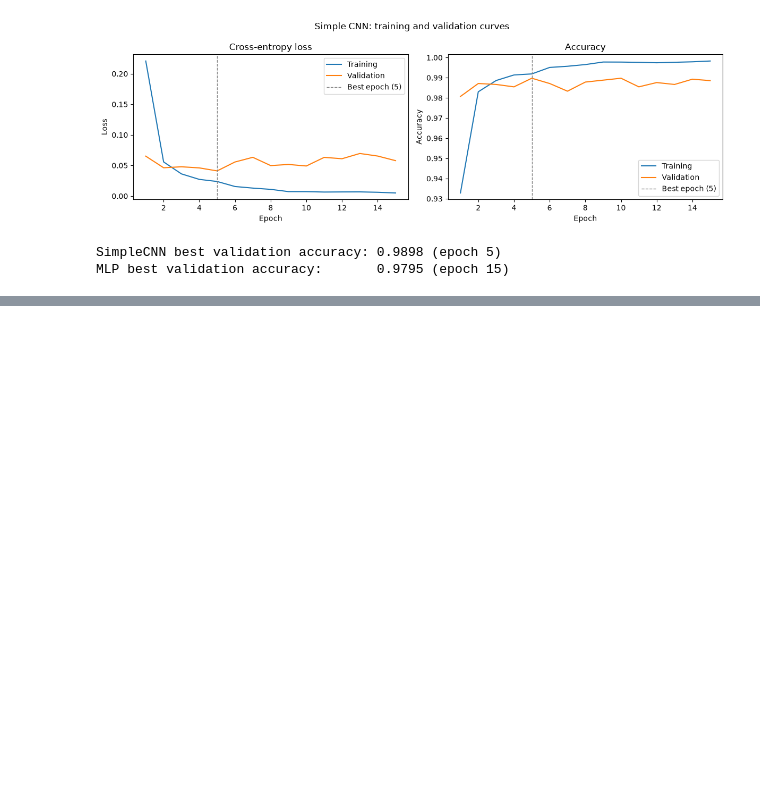
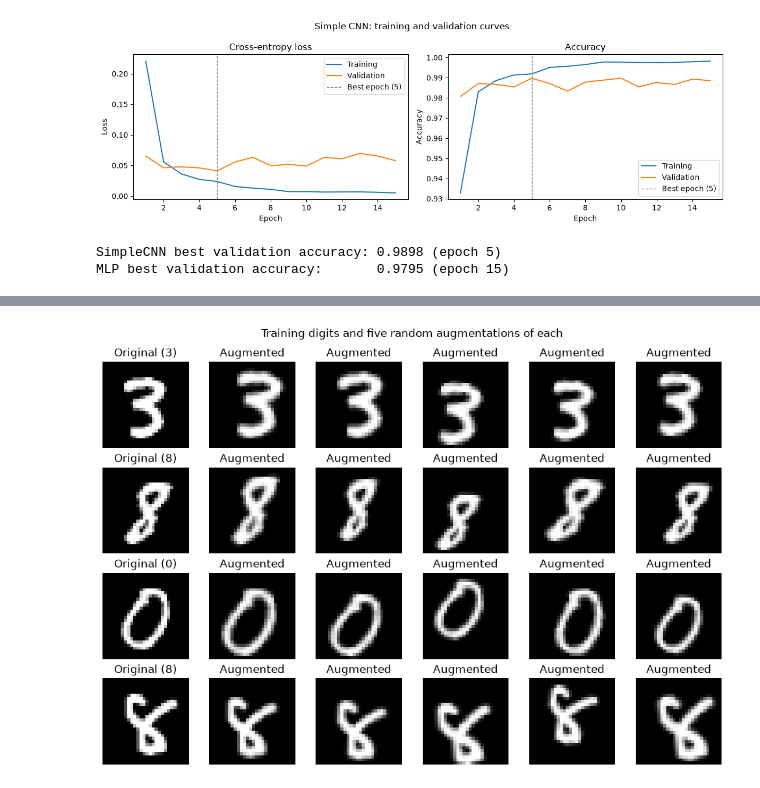
Before and after one commit to estellearnander/digit-recognizer, a Jupyter notebook: notebooks/digit_recognizer.ipynb, the cells around one changed output, grey strips where cells are left out. Drawn from its saved outputs; the diff is of its cells as text; code cells hidden in the pictures; blank space fills up the shorter version.

```diff
--- a/notebooks/digit_recognizer.ipynb
+++ b/notebooks/digit_recognizer.ipynb
@@ -321,0 +431,21 @@ MLP best validation accuracy:       0.9795 (epoch 15)
+# %%
+augment = make_augmentation(degrees=10, shift=0.1, scale=(0.9, 1.1))
+display_ds = DigitDataset(X_train, y_train, mean=0.0, std=1.0, transform=augment)
+
+set_seed(SEED)
+fig, axes = plt.subplots(4, 6, figsize=(10, 7))
+for row, idx in enumerate([0, 1, 2, 3]):
+    axes[row, 0].imshow(X_train[idx].reshape(28, 28), cmap="gray")
+    axes[row, 0].set_title(f"Original ({y_train[idx]})")
+    for col in range(1, 6):
+        augmented, _ = display_ds[idx]
+        axes[row, col].imshow(augmented.squeeze(0), cmap="gray")
+        axes[row, col].set_title("Augmented")
+for ax in axes.flat:
+    ax.axis("off")
+fig.suptitle("Training digits and five random augmentations of each")
+plt.tight_layout()
+plt.savefig(results_dir / "augmentation_examples.png", dpi=150, bbox_inches="tight")
+plt.show()
+# %% [output]
+[figure, added]
```
Also changed, not shown: parts of 13 cells of this notebook, 6 other files.
